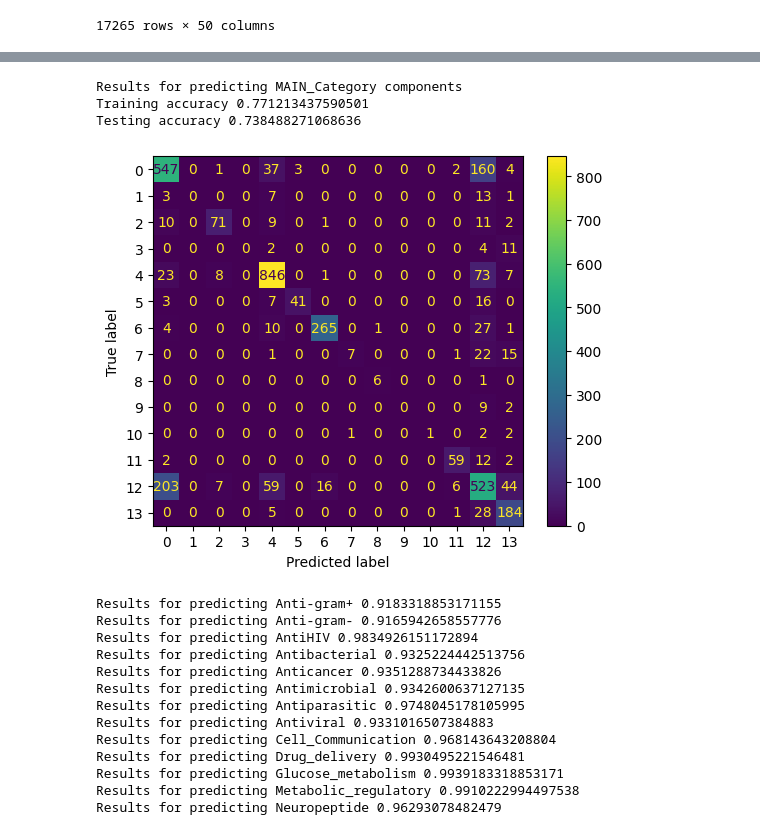
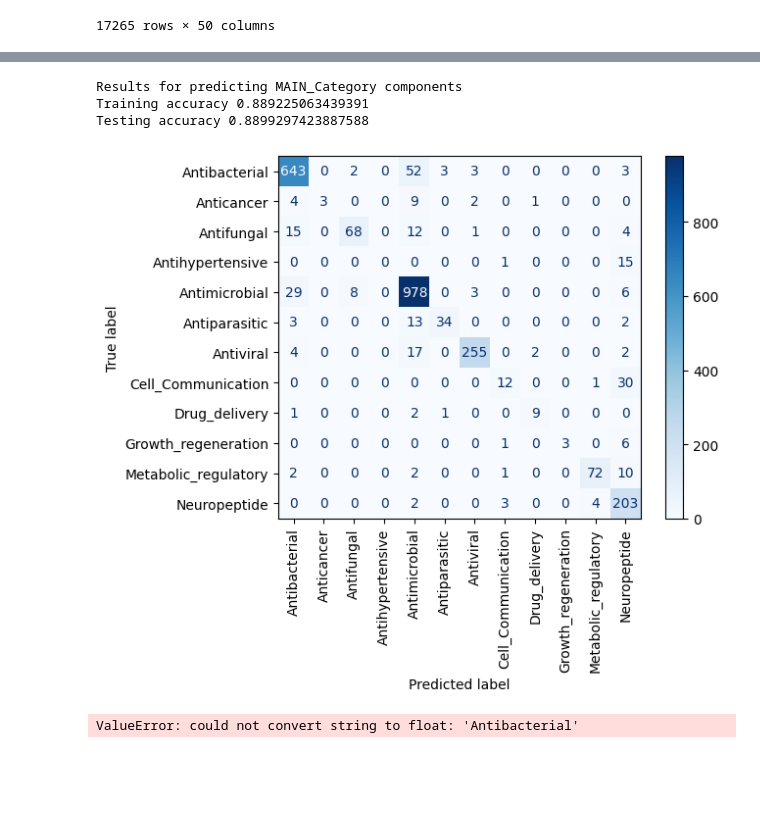
Before and after one commit to Vihersiipi/MLMB-Project, a Jupyter notebook: Peptide_project_SVC.ipynb, the cells around one changed output, grey strips where cells are left out. Cells and saved outputs as stored; diff of their text form; code cells hidden in the pictures; blank space fills up the shorter version.

```diff
--- a/Peptide_project_SVC.ipynb
+++ b/Peptide_project_SVC.ipynb
@@ -89,0 +108,5 @@ labels
+# %%
+categories, counts = np.unique(labels["MAIN_Category"], return_counts = True)
+
+for i in range(counts.shape[0]):
+    print(i, categories[i], counts[i])
@@ -124,13 +164,16 @@ from sklearn.metrics import accuracy_score
 # Just specifies the target value, this is just used for easy testing of different predictors
 target_value = "MAIN_Category"
 # useall to drop or not drop the "isSinglepurpose" = FALSE columns in the dataframe
-useall = True
+useall = False
 
 # Dropping rows with NA-values (none exist in this dataset)
 embeddings_finetuned_fixed = embeddings_finetuned.dropna()
 
 # Selecting only the Rows with "isSinglepurpose" = True
 embeddings_finetuned_fixed = embeddings_finetuned_fixed[labels["isSinglepurpose"]] if not useall else embeddings_finetuned_fixed
+embeddings_finetuned_fixed = embeddings_finetuned_fixed[labels["MAIN_Category"] != "Antioxidant"]
+embeddings_finetuned_fixed = embeddings_finetuned_fixed[labels["MAIN_Category"] != "Immunoactive"]
+embeddings_finetuned_fixed = embeddings_finetuned_fixed[labels["MAIN_Category"] != "Thrombolytic"]
 
 # Splitting the data into a training and testing sets
 training_data, testing_data = train_test_split(embeddings_finetuned_fixed, test_size = 0.20, random_state = 24)
@@ -156,38 +199,38 @@ pca_testing = pca.transform(normalized_testing)
 # Assigning the components from PCA to a dataset with names "Component #" for each componennt
 pca_training = pd.DataFrame(index = training_data.index, data = pca_training, columns = [f"Component {i}" for i in range(1, n + 1)])
 pca_testing = pd.DataFrame(index = testing_data.index, data = pca_testing, columns = [f"Component {i}" for i in range(1, n + 1)])
 
 # Joins the label data to the PCA data
 pca_training = pca_training.join(labels)
 pca_testing = pca_testing.join(labels)
 
 # MODEL - Support Vectors Machine
 svm = SVC(decision_function_shape = 'ovo')
 # Fits the SVC-model with the PCA data
 # Here "[f"Component {i}" for i in range(1, n + 1)]" selects just the columns with the PCA components from the dataframe
 svm.fit(pca_training[[f"Component {i}" for i in range(1, n + 1)]], pca_training[target_value])
 
 # Prediction using the model we just trained
 training = svm.predict(pca_training[[f"Component {i}" for i in range(1, n + 1)]])
 testing = svm.predict(pca_testing[[f"Component {i}" for i in range(1, n + 1)]])
 
 # Saves the predicted values of the model for the MAIN category for the
 pca_training["PRED_MAIN"] = training
 pca_testing["PRED_MAIN"] = testing
 
 cm = confusion_matrix(pca_testing[target_value], testing)
-cm_dislpay = ConfusionMatrixDisplay(confusion_matrix = cm)
-cm_dislpay.plot()
+cm_dislpay = ConfusionMatrixDisplay.from_predictions(pca_testing[target_value], testing, cmap="Blues", xticks_rotation = 90)
+#cm_dislpay.plot()
 
 print(f"Results for predicting {target_value} components")
 print("Training accuracy", accuracy_score(pca_training[target_value], pca_training["PRED_MAIN"]))
 print("Testing accuracy", accuracy_score(pca_testing[target_value], pca_testing["PRED_MAIN"]))
 print()
 # %% [output]
 Results for predicting MAIN_Category components
-Training accuracy 0.771213437590501
-Testing accuracy 0.738488271068636
+Training accuracy 0.889225063439391
+Testing accuracy 0.8899297423887588
-[figure, old version]
+[figure, new version]
 # %%
 # List contain all columns that have between 0.01 and 0.99 occurancy rate in the column
 # ie. The rows that have a meaningful amount of variation
@@ -223,16 +266,4 @@ for target_purpose in target_labels:
     print(f"Results for predicting {target_purpose} ", end="")
     print(accuracy_score(pca_testing[target_purpose], pca_testing[f"PRED_{target_purpose}"]))
 # %% [output]
-Results for predicting Anti-gram+ 0.9183318853171155
-Results for predicting Anti-gram- 0.9165942658557776
-Results for predicting AntiHIV 0.9834926151172894
-Results for predicting Antibacterial 0.9325224442513756
-Results for predicting Anticancer 0.9351288734433826
-Results for predicting Antimicrobial 0.9342600637127135
-Results for predicting Antiparasitic 0.9748045178105995
-Results for predicting Antiviral 0.9331016507384883
-Results for predicting Cell_Communication 0.968143643208804
-Results for predicting Drug_delivery 0.9930495221546481
-Results for predicting Glucose_metabolism 0.9939183318853171
-Results for predicting Metabolic_regulatory 0.9910222994497538
-Results for predicting Neuropeptide 0.96293078482479
+ValueError: could not convert string to float: 'Antibacterial'
```
Also changed, not shown: parts of 2 cells of this notebook.
